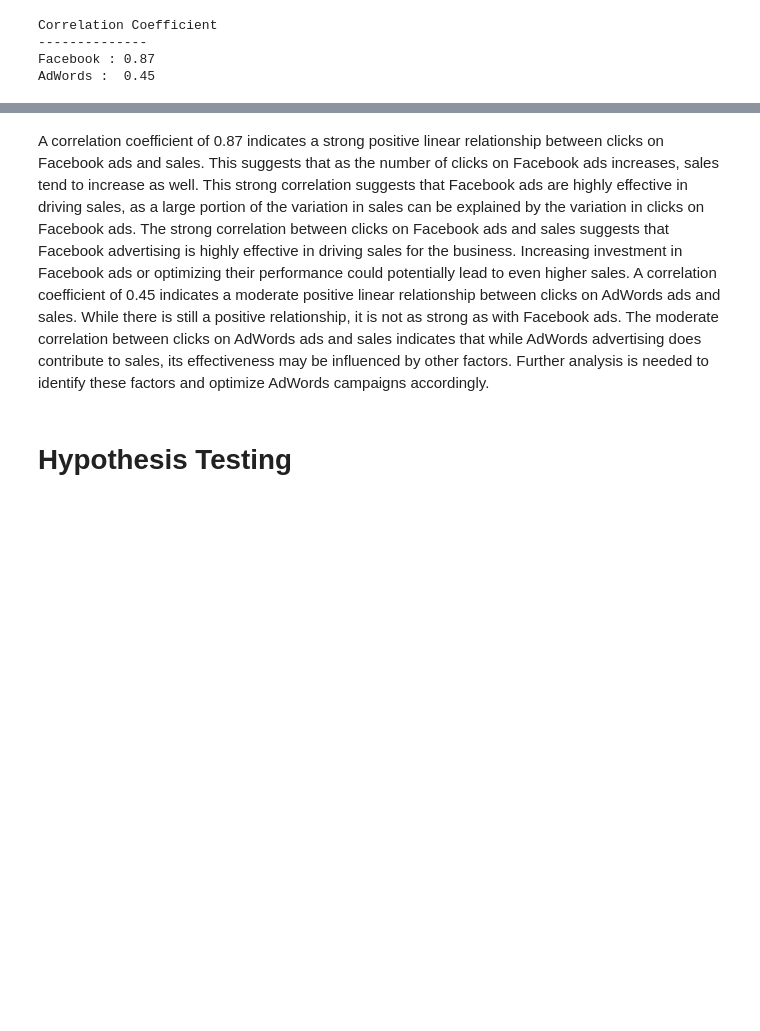
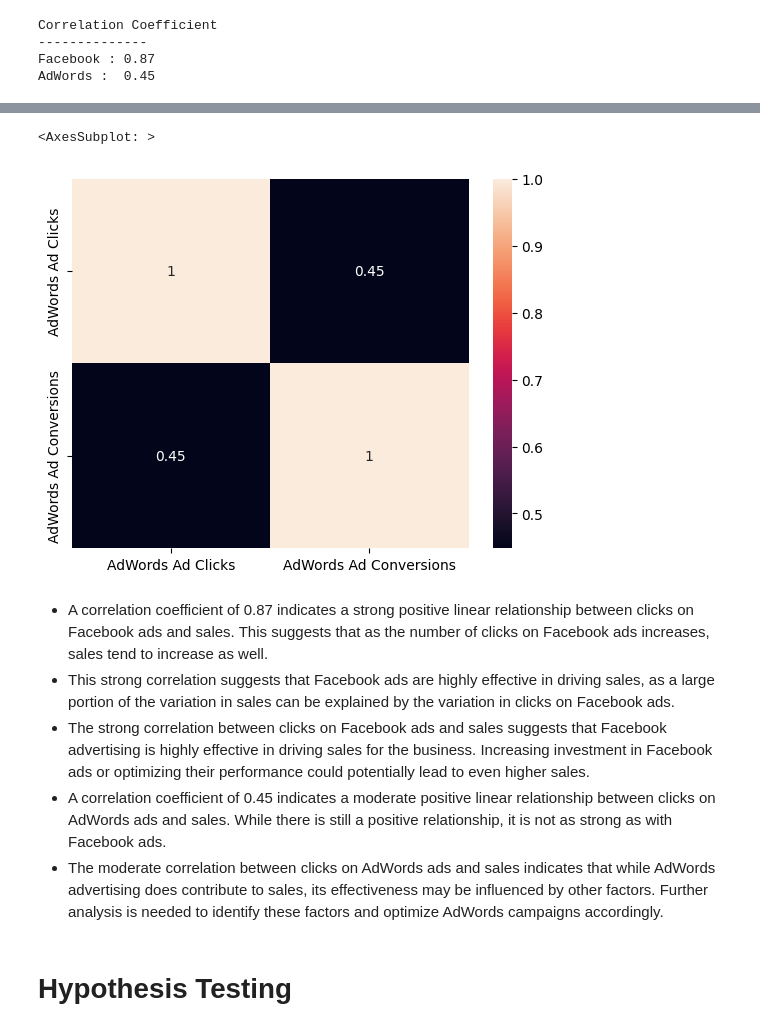
Before and after one commit to Shivmalge/A-B-Testing-Regression-Analysis-Project-Maximizing-ROI-in-Advertising-Campaigns, a Jupyter notebook: FacebookVSAdward_Campaign_Analysis-checkpoint.ipynb, the cells around one changed output, grey strips where cells are left out. Drawn from its saved outputs; the diff is of its cells as text; code cells hidden in the pictures; blank space fills up the shorter version.

```diff
--- a/FacebookVSAdward_Campaign_Analysis-checkpoint.ipynb
+++ b/FacebookVSAdward_Campaign_Analysis-checkpoint.ipynb
@@ -238,9 +280,14 @@ AdWords :  0.45
+# %%
+sns.heatmap(adWords_corr,annot=True)
+# %% [output]
+<AxesSubplot: >
+[figure, added]
 # %% [markdown]
-A correlation coefficient of 0.87 indicates a strong positive linear relationship between clicks on Facebook ads and sales. This suggests that as the number of clicks on Facebook ads increases, sales tend to increase as well.
-This strong correlation suggests that Facebook ads are highly effective in driving sales, as a large portion of the variation in sales can be explained by the variation in clicks on Facebook ads.
-The strong correlation between clicks on Facebook ads and sales suggests that Facebook advertising is highly effective in driving sales for the business. Increasing investment in Facebook ads or optimizing their performance could potentially lead to even higher sales.
-A correlation coefficient of 0.45 indicates a moderate positive linear relationship between clicks on AdWords ads and sales. While there is still a positive relationship, it is not as strong as with Facebook ads.
-The moderate correlation between clicks on AdWords ads and sales indicates that while AdWords advertising does contribute to sales, its effectiveness may be influenced by other factors. Further analysis is needed to identify these factors and optimize AdWords campaigns accordingly.
+- A correlation coefficient of 0.87 indicates a strong positive linear relationship between clicks on Facebook ads and sales. This suggests that as the number of clicks on Facebook ads increases, sales tend to increase as well.
+- This strong correlation suggests that Facebook ads are highly effective in driving sales, as a large portion of the variation in sales can be explained by the variation in clicks on Facebook ads.
+- The strong correlation between clicks on Facebook ads and sales suggests that Facebook advertising is highly effective in driving sales for the business. Increasing investment in Facebook ads or optimizing their performance could potentially lead to even higher sales.
+- A correlation coefficient of 0.45 indicates a moderate positive linear relationship between clicks on AdWords ads and sales. While there is still a positive relationship, it is not as strong as with Facebook ads.
+- The moderate correlation between clicks on AdWords ads and sales indicates that while AdWords advertising does contribute to sales, its effectiveness may be influenced by other factors. Further analysis is needed to identify these factors and optimize AdWords campaigns accordingly.
 # %% [markdown]
 # Hypothesis Testing
 # %% [markdown]
```
Also changed, not shown: parts of 34 cells of this notebook.
